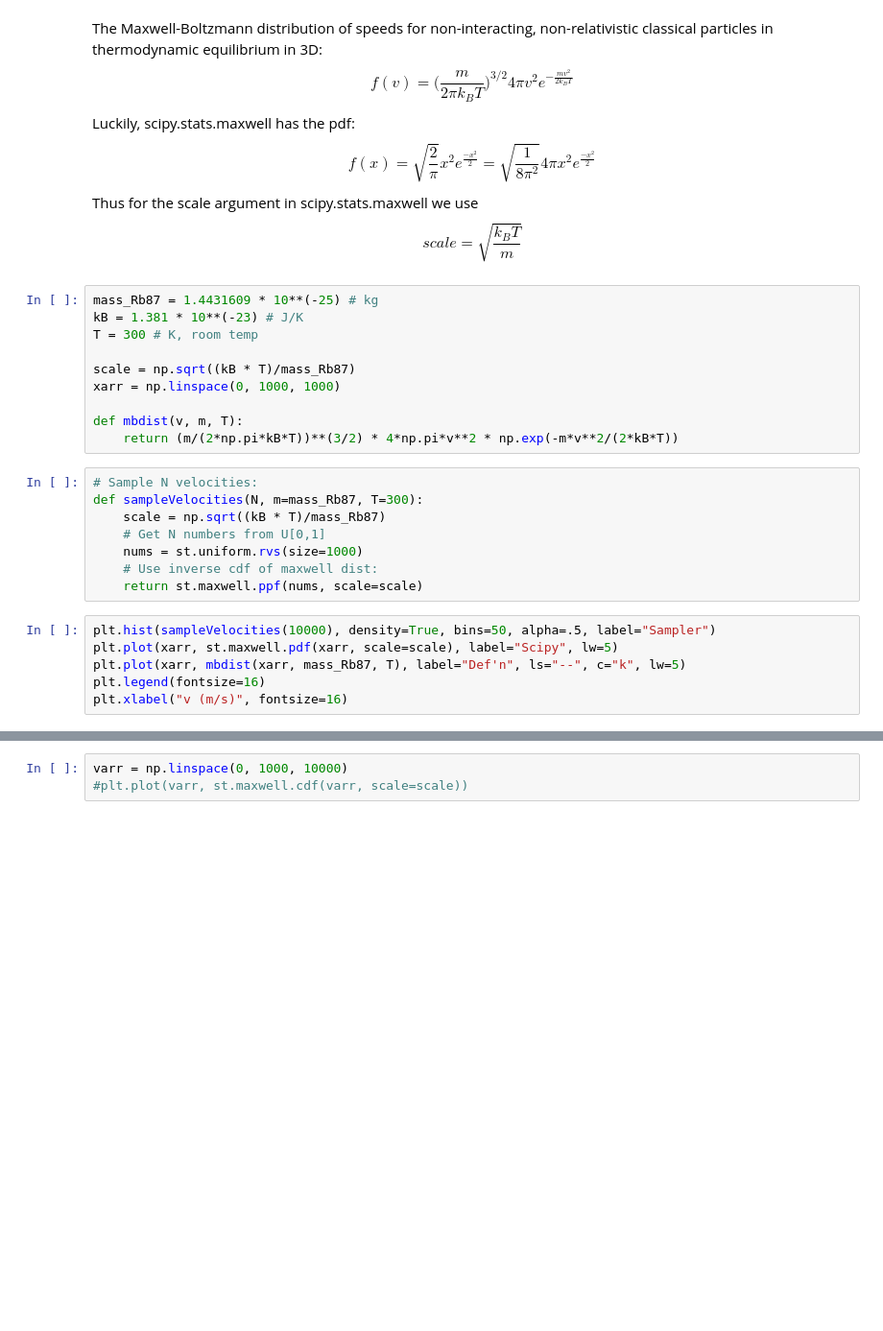
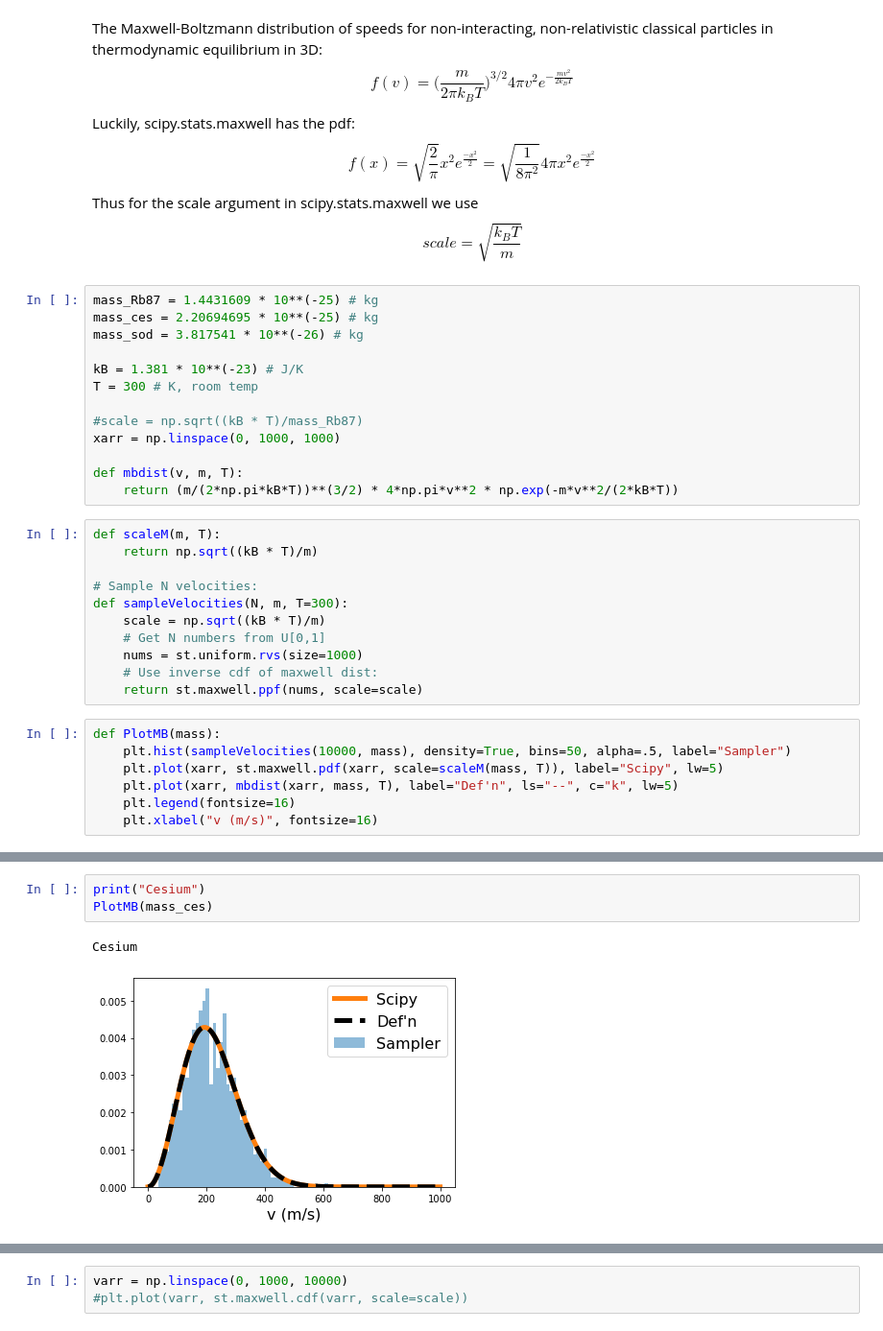
Before and after one commit to christianhnunez/MOT_SIM, a Jupyter notebook: MaxwellBoltzmann.ipynb, the cells around one changed output, grey strips where cells are left out. Shown: that part at 96% size. Saved outputs shown, nothing was run; the diff lists cells and outputs as text; blank space fills up the shorter version.

```diff
--- a/MaxwellBoltzmann.ipynb
+++ b/MaxwellBoltzmann.ipynb
@@ -15,25 +15,32 @@ Thus for the scale argument in scipy.stats.maxwell we use
 $$ scale = \sqrt{\frac{k_B T}{m}} $$
 # %%
 mass_Rb87 = 1.4431609 * 10**(-25) # kg
+mass_ces = 2.20694695 * 10**(-25) # kg
+mass_sod = 3.817541 * 10**(-26) # kg
+
 kB = 1.381 * 10**(-23) # J/K
 T = 300 # K, room temp
 
-scale = np.sqrt((kB * T)/mass_Rb87)
+#scale = np.sqrt((kB * T)/mass_Rb87)
 xarr = np.linspace(0, 1000, 1000)
 
 def mbdist(v, m, T):
     return (m/(2*np.pi*kB*T))**(3/2) * 4*np.pi*v**2 * np.exp(-m*v**2/(2*kB*T))
 # %%
+def scaleM(m, T):
+    return np.sqrt((kB * T)/m)
+
 # Sample N velocities:
-def sampleVelocities(N, m=mass_Rb87, T=300):
-    scale = np.sqrt((kB * T)/mass_Rb87)
+def sampleVelocities(N, m, T=300):
+    scale = np.sqrt((kB * T)/m)
     # Get N numbers from U[0,1]
     nums = st.uniform.rvs(size=1000)
     # Use inverse cdf of maxwell dist:
     return st.maxwell.ppf(nums, scale=scale)
 # %%
-plt.hist(sampleVelocities(10000), density=True, bins=50, alpha=.5, label="Sampler")
-plt.plot(xarr, st.maxwell.pdf(xarr, scale=scale), label="Scipy", lw=5)
-plt.plot(xarr, mbdist(xarr, mass_Rb87, T), label="Def'n", ls="--", c="k", lw=5)
-plt.legend(fontsize=16)
-plt.xlabel("v (m/s)", fontsize=16)
+def PlotMB(mass):
+    plt.hist(sampleVelocities(10000, mass), density=True, bins=50, alpha=.5, label="Sampler")
+    plt.plot(xarr, st.maxwell.pdf(xarr, scale=scaleM(mass, T)), label="Scipy", lw=5)
+    plt.plot(xarr, mbdist(xarr, mass, T), label="Def'n", ls="--", c="k", lw=5)
+    plt.legend(fontsize=16)
+    plt.xlabel("v (m/s)", fontsize=16)
@@ -42,0 +51,6 @@ Text(0.5, 0, 'v (m/s)')
+# %%
+print("Cesium")
+PlotMB(mass_ces)
+# %% [output]
+Cesium
+[figure, added]
```
Also changed, not shown: parts of 5 cells of this notebook, 2 other files.
